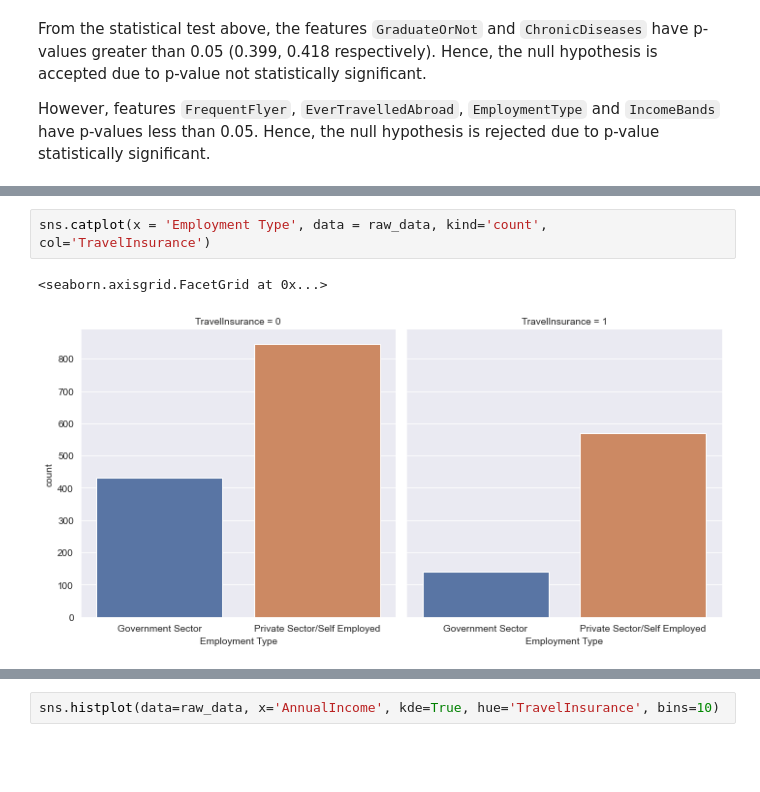
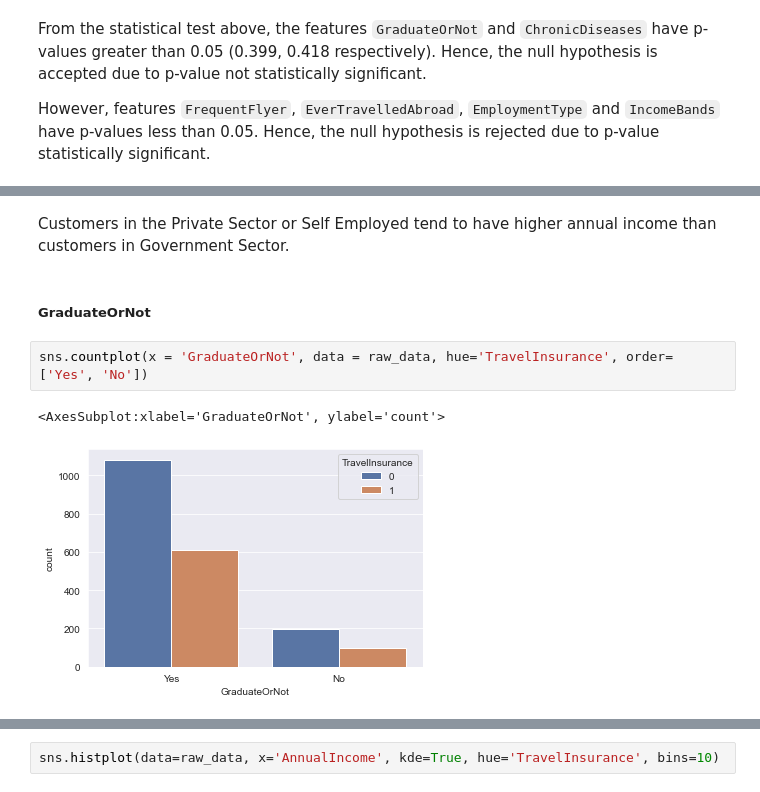
Before and after one commit to ade-mola/travel_insurance_analysis, a Jupyter notebook: notebooks/travel_insurance_analysis.ipynb, the cells around one changed output, grey strips where cells are left out. Saved outputs shown, nothing was run; the diff lists cells and outputs as text; blank space fills up the shorter version.

```diff
--- a/notebooks/travel_insurance_analysis.ipynb
+++ b/notebooks/travel_insurance_analysis.ipynb
@@ -143,5 +221,9 @@ sns.histplot(data=raw_data, x='Age', hue='TravelInsurance', bins=10, element='po
+# %% [markdown]
+Customers in the Private Sector or Self Employed tend to have higher annual income than customers in Government Sector.
+# %% [markdown]
+##### GraduateOrNot
 # %%
-sns.catplot(x = 'Employment Type', data = raw_data, kind='count', col='TravelInsurance')
+sns.countplot(x = 'GraduateOrNot', data = raw_data, hue='TravelInsurance', order=['Yes', 'No'])
 # %% [output]
-<seaborn.axisgrid.FacetGrid at 0x...>
+<AxesSubplot:xlabel='GraduateOrNot', ylabel='count'>
-[figure, old version]
+[figure, new version]
```
Also changed, not shown: parts of 38 cells of this notebook.
